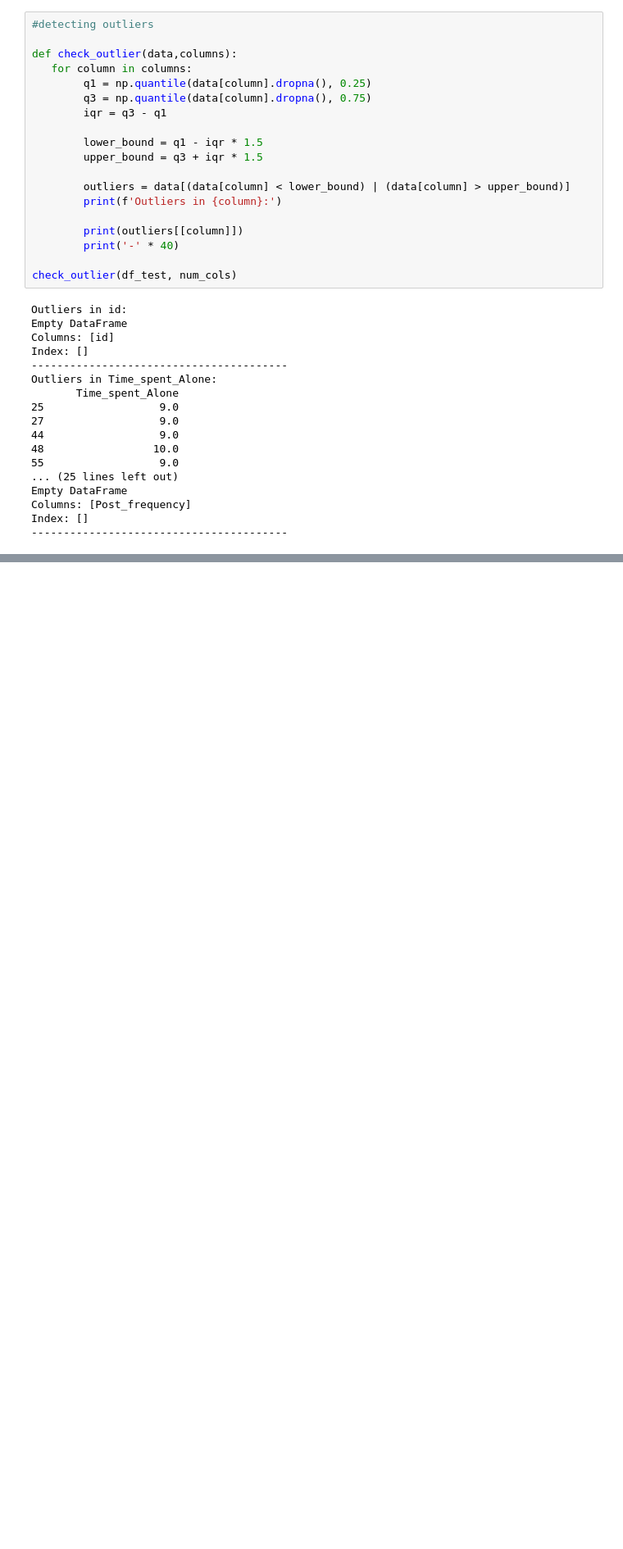
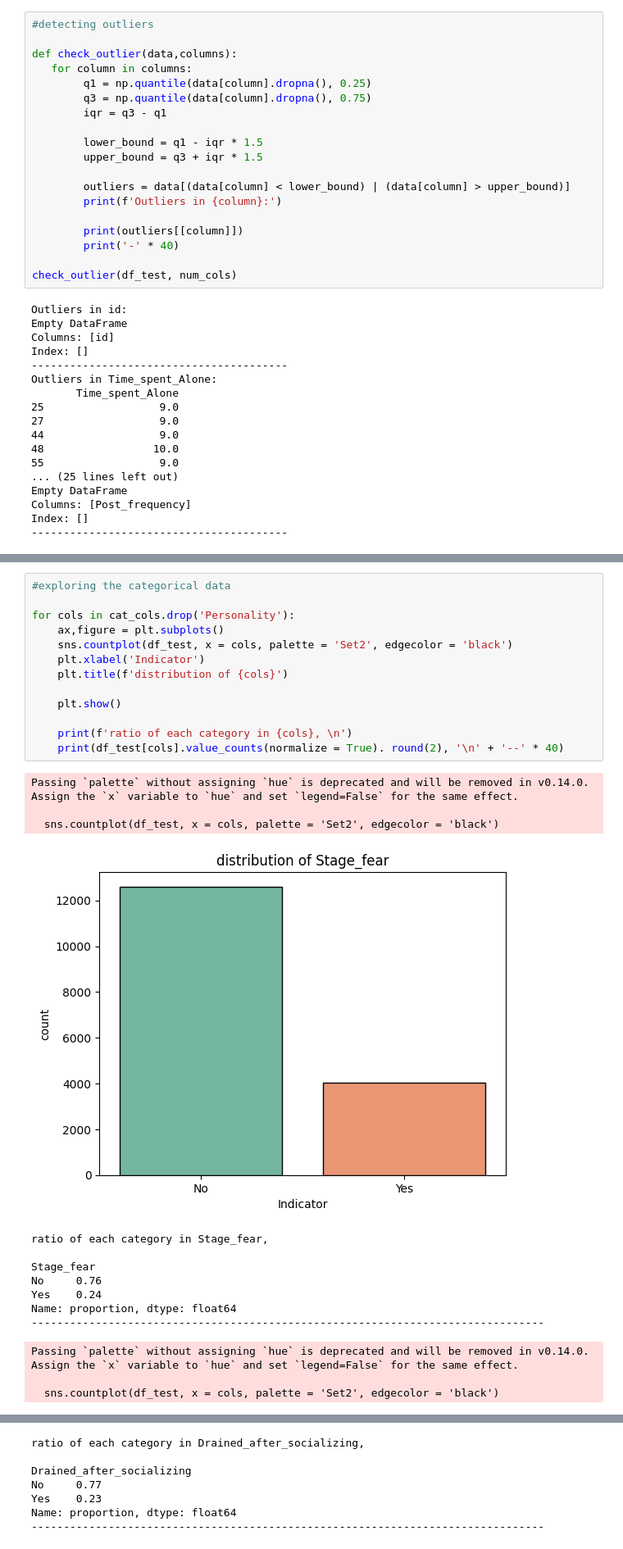
Before and after one commit to Eugene2705/find_an_extravert, a Jupyter notebook: working_file.ipynb, the cells around one changed output, grey strips where cells are left out. Shown at 82% size. Drawn from its saved outputs; the diff is of its cells as text; blank space fills up the shorter version.

```diff
--- a/working_file.ipynb
+++ b/working_file.ipynb
@@ -214,0 +235,28 @@ for cols in num_cols:
+# %%
+#exploring the categorical data
+
+for cols in cat_cols.drop('Personality'):
+    ax,figure = plt.subplots()
+    sns.countplot(df_test, x = cols, palette = 'Set2', edgecolor = 'black')
+    plt.xlabel('Indicator')
+    plt.title(f'distribution of {cols}')
+
+    plt.show()
+
+    print(f'ratio of each category in {cols}, \n')
+    print(df_test[cols].value_counts(normalize = True). round(2), '\n' + '--' * 40)
+# %% [output]
+Passing `palette` without assigning `hue` is deprecated and will be removed in v0.14.0. Assign the `x` variable to `hue` and set `legend=False` for the same effect.
+
+  sns.countplot(df_test, x = cols, palette = 'Set2', edgecolor = 'black')
+[figure, added]
+ratio of each category in Stage_fear,
+
+Stage_fear
+No     0.76
+Yes    0.24
+Name: proportion, dtype: float64
+--------------------------------------------------------------------------------
+Passing `palette` without assigning `hue` is deprecated and will be removed in v0.14.0. Assign the `x` variable to `hue` and set `legend=False` for the same effect.
+
+  sns.countplot(df_test, x = cols, palette = 'Set2', edgecolor = 'black')
@@ -214,0 +264,7 @@ for cols in num_cols:
+ratio of each category in Drained_after_socializing,
+
+Drained_after_socializing
+No     0.77
+Yes    0.23
+Name: proportion, dtype: float64
+--------------------------------------------------------------------------------
```
Also changed, not shown: parts of 13 cells of this notebook.
